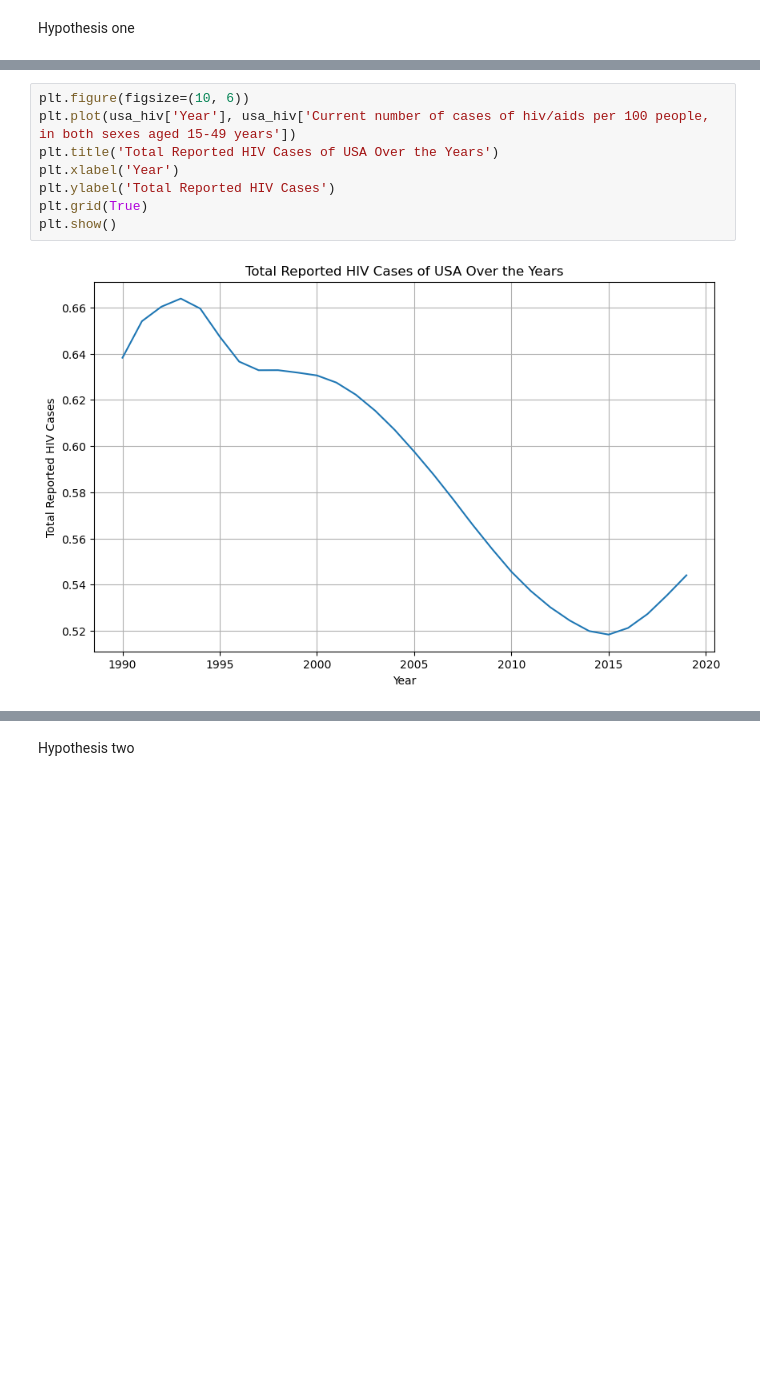
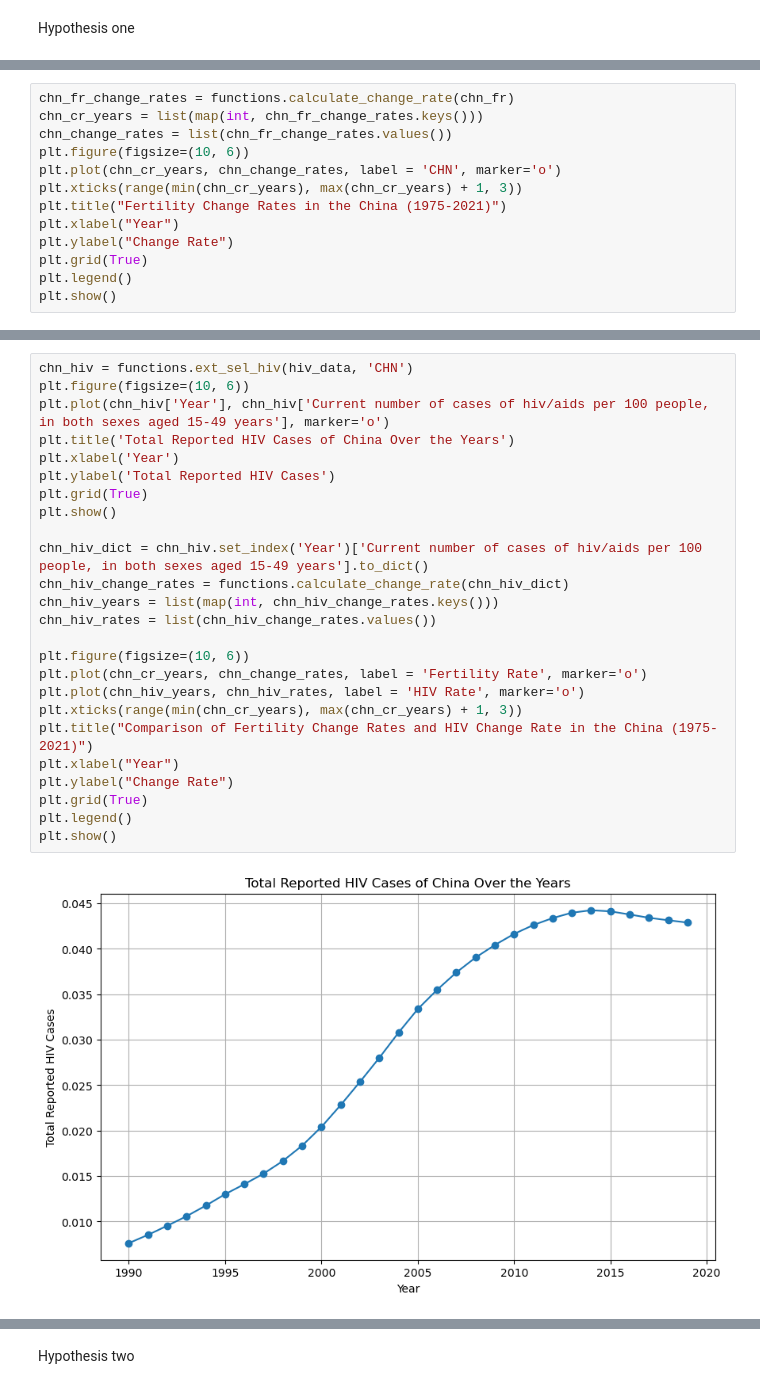
Before and after one commit to Huahuahaha/2023Fall_Projects, a Jupyter notebook: Hypothesis Report.ipynb, the cells around one changed output, grey strips where cells are left out. Drawn from its saved outputs; the diff is of its cells as text; blank space fills up the shorter version.

Commit message:
Hypothesis one comparison finish

```diff
--- a/Hypothesis Report.ipynb
+++ b/Hypothesis Report.ipynb
@@ -52,0 +37,13 @@ plt.show()
+# %%
+chn_fr_change_rates = functions.calculate_change_rate(chn_fr)
+chn_cr_years = list(map(int, chn_fr_change_rates.keys()))
+chn_change_rates = list(chn_fr_change_rates.values())
+plt.figure(figsize=(10, 6))
+plt.plot(chn_cr_years, chn_change_rates, label = 'CHN', marker='o')
+plt.xticks(range(min(chn_cr_years), max(chn_cr_years) + 1, 3))
+plt.title("Fertility Change Rates in the China (1975-2021)")
+plt.xlabel("Year")
+plt.ylabel("Change Rate")
+plt.grid(True)
+plt.legend()
+plt.show()
@@ -63,10 +98,27 @@ plt.show()
 # %%
+chn_hiv = functions.ext_sel_hiv(hiv_data, 'CHN')
 plt.figure(figsize=(10, 6))
-plt.plot(usa_hiv['Year'], usa_hiv['Current number of cases of hiv/aids per 100 people, in both sexes aged 15-49 years'])
-plt.title('Total Reported HIV Cases of USA Over the Years')
+plt.plot(chn_hiv['Year'], chn_hiv['Current number of cases of hiv/aids per 100 people, in both sexes aged 15-49 years'], marker='o')
+plt.title('Total Reported HIV Cases of China Over the Years')
 plt.xlabel('Year')
 plt.ylabel('Total Reported HIV Cases')
 plt.grid(True)
 plt.show()
+
+chn_hiv_dict = chn_hiv.set_index('Year')['Current number of cases of hiv/aids per 100 people, in both sexes aged 15-49 years'].to_dict()
+chn_hiv_change_rates = functions.calculate_change_rate(chn_hiv_dict)
+chn_hiv_years = list(map(int, chn_hiv_change_rates.keys()))
+chn_hiv_rates = list(chn_hiv_change_rates.values())
+
+plt.figure(figsize=(10, 6))
+plt.plot(chn_cr_years, chn_change_rates, label = 'Fertility Rate', marker='o')
+plt.plot(chn_hiv_years, chn_hiv_rates, label = 'HIV Rate', marker='o')
+plt.xticks(range(min(chn_cr_years), max(chn_cr_years) + 1, 3))
+plt.title("Comparison of Fertility Change Rates and HIV Change Rate in the China (1975-2021)")
+plt.xlabel("Year")
+plt.ylabel("Change Rate")
+plt.grid(True)
+plt.legend()
+plt.show()
 # %% [output]
-[figure, old version]
+[figure, new version]
```
Also changed, not shown: parts of 16 cells of this notebook, 1 other file.
